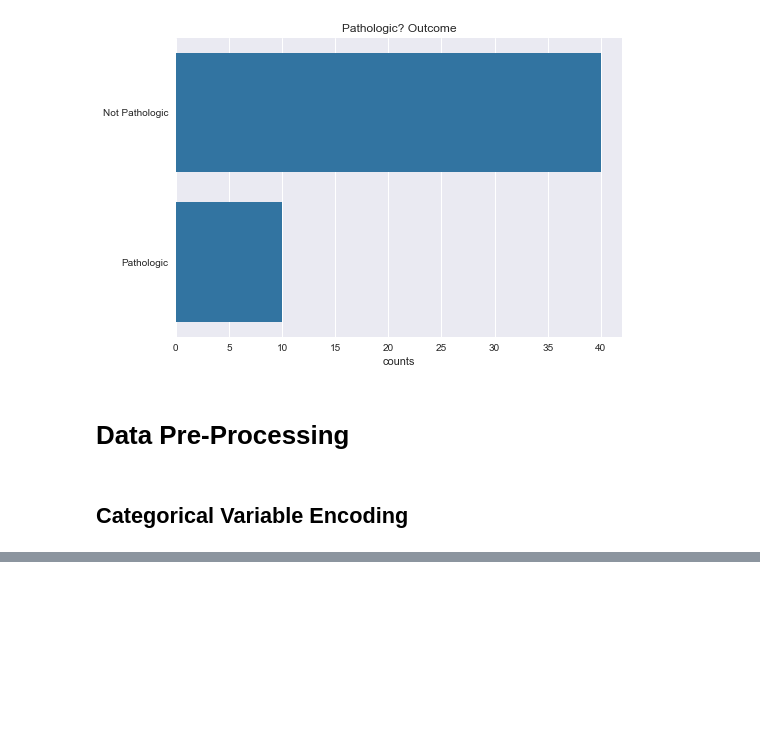
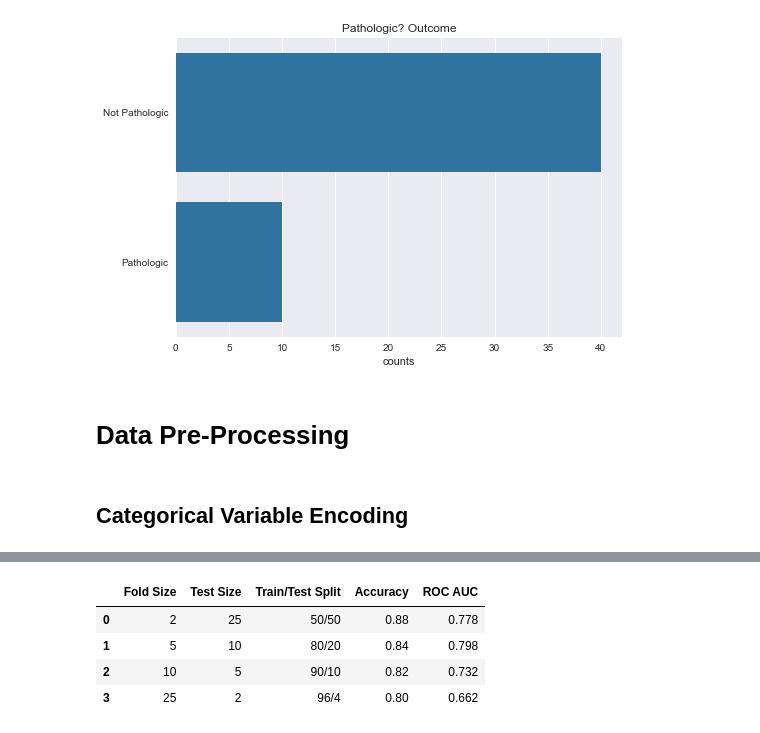
Before and after one commit to BrentonGraham/biomedical-ml-anschutz, a Jupyter notebook: 3. Logistic Regression & Cross-Validation/LogisticRegression&CrossValidation.ipynb, the cells around one changed output, grey strips where cells are left out. Cells and saved outputs as stored; diff of their text form; code cells hidden in the pictures; blank space fills up the shorter version.

```diff
--- a/3. Logistic Regression & Cross-Validation/LogisticRegression&CrossValidation.ipynb
+++ b/3. Logistic Regression & Cross-Validation/LogisticRegression&CrossValidation.ipynb
@@ -476,0 +435,9 @@ weighted avg       0.79      0.81      0.80       200
+# %%
+# Summary table of accuracy and AUC per fold size
+pd.DataFrame(fold_metrics)
+# %% [output]
+|  | Fold Size | Test Size | Train/Test Split | Accuracy | ROC AUC |
+| 0 | 2 | 25 | 50/50 | 0.88 | 0.778 |
+| 1 | 5 | 10 | 80/20 | 0.84 | 0.798 |
+| 2 | 10 | 5 | 90/10 | 0.82 | 0.732 |
+| 3 | 25 | 2 | 96/4 | 0.80 | 0.662 |
```
Also changed, not shown: parts of 29 cells of this notebook.
